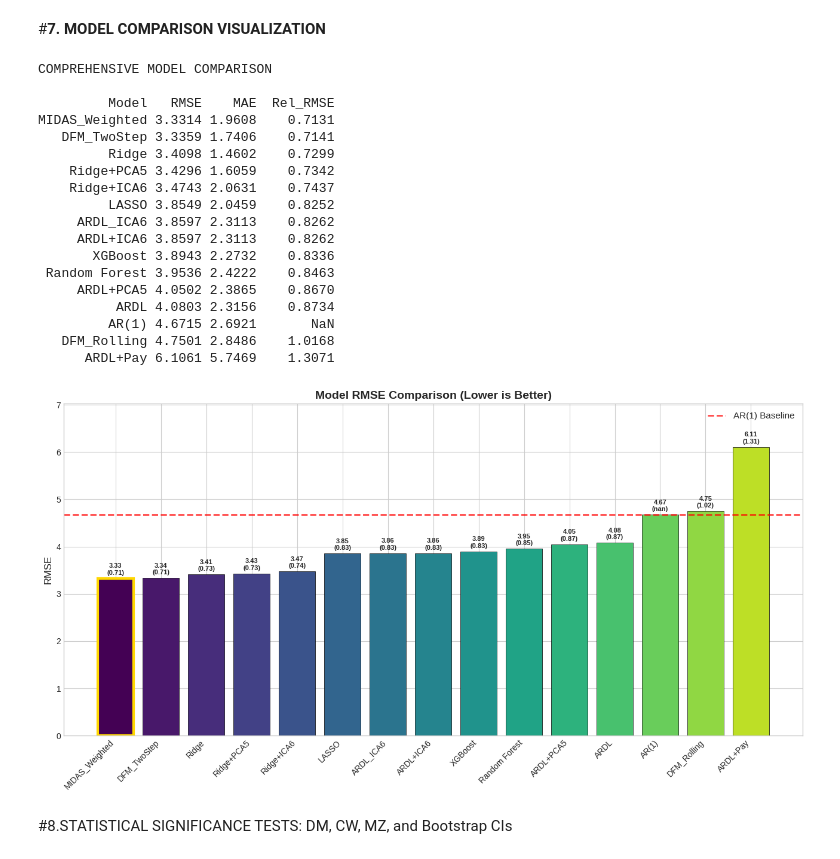
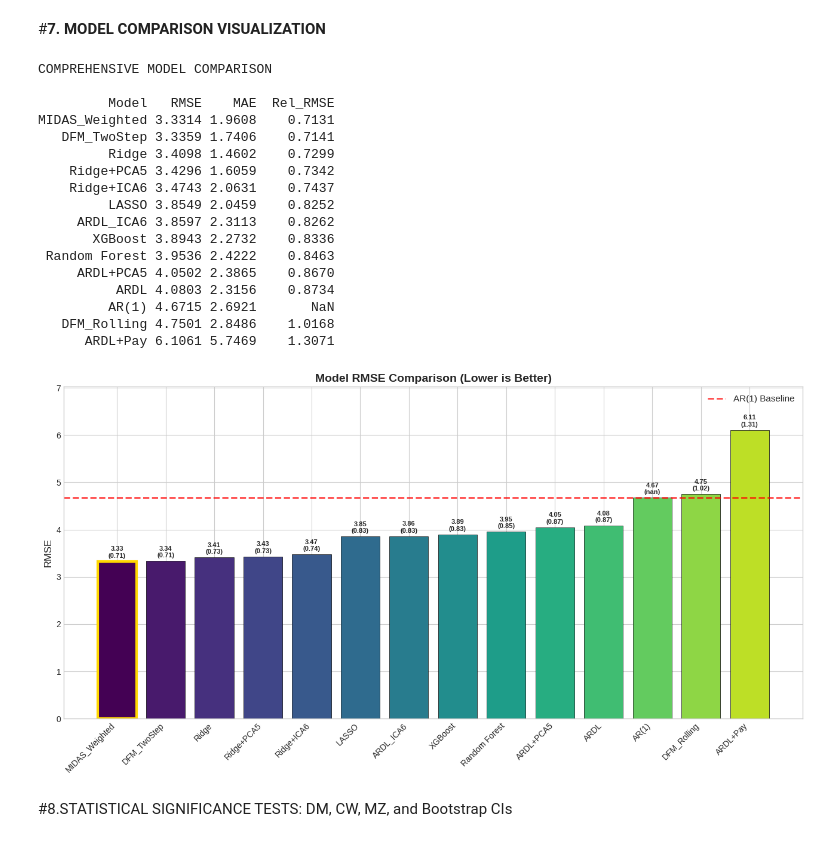
Before and after one commit to MiaYangM/Payment-System-Data-and-GDP-Nowcasting, a Jupyter notebook: CBDC_Model_tiers_.ipynb, the cells around one changed output. Cells and saved outputs as stored; diff of their text form; code cells hidden in the pictures.

Commit message:
update all giafik with transparent background

```diff
--- a/CBDC_Model_tiers_.ipynb
+++ b/CBDC_Model_tiers_.ipynb
@@ -319,9 +319,6 @@ Selected 7 unified features:
 # %% [markdown]
 Sign-restriction check for LASSO-selected variables
 # %%
-
-import math
-
 
 expected_signs = {
     'pmi_manufacturing':          1,   # higher PMI -> higher GDP
@@ -389,7 +386,7 @@ if violations:
         exp_str = '+' if exp > 0 else '-'
         actual_str = '+' if c > 0 else '-' if c < 0 else '0'
         print(f"  - {v:<24} coef={c: .4f} (expected {exp_str}, actual {actual_str})")
-    print("\nFollowing Cashin et al. (2025), these variables are excluded from UNIFIED_FEATURES\n"
+    print("\nFollowing Cashin et al. (2025), these variables are excluded from UNIFIED_FEATURES\n"+
           "to avoid spurious sign-reversed predictors arising in crisis periods.")
 else:
     print("\nAll checked coefficients match the expected economic signs.")
@@ -410,6 +407,8 @@ print(f"\nSign-check results saved to: {out_csv} (attach to essay as needed)")
 # Optional: simple horizontal barplot of coefficients with expected sign overlay
 try:
     fig, ax = plt.subplots(figsize=(8, max(3, 0.3*len(sign_check_df))))
+    fig.patch.set_alpha(0.0)
+    ax.patch.set_alpha(0.0)
     sign_check_df_sorted = sign_check_df.sort_values('coef')
     ax.barh(sign_check_df_sorted['variable'], sign_check_df_sorted['coef'],
             color=['tab:blue' if x >=0 else 'tab:red' for x in sign_check_df_sorted['coef']])
@@ -1314,7 +1360,7 @@ class ICAModule:
         print(f"   Added {self.optimal_n} ICA components to loader.df")
 
     def plot_component_performance(self):
-        """Generate 'Model Performance vs. ICA Components' plot (no leakage)"""
+        """Generate 'Model Performance vs. ICA Components' plot"""
         if self.component_test_results is None:
             print("Error: Run _test_components() first.")
             return
@@ -1323,6 +1369,8 @@ class ICAModule:
         baseline_rmse = self.store.get_baseline_rmse()
 
         fig, ax1 = plt.subplots(figsize=(10, 6))
+        fig.patch.set_alpha(0.0)
+        ax1.patch.set_alpha(0.0)
 
         # bar
         bars = ax1.bar(df_plot['Components'], df_plot['RMSE'], width=0.6,
@@ -1372,6 +1420,7 @@ class ICAModule:
 
         n_ics = min(n_ics, self.mixing_matrix.shape[1])
         fig, axes = plt.subplots(1, n_ics, figsize=(6 * n_ics, 6))
+        fig.patch.set_alpha(0.0) # Make figure background transparent
         if n_ics == 1:
             axes = [axes]
 
@@ -1384,6 +1433,7 @@ class ICAModule:
             axes[i].set_title(f'{ic_name} Mixing Matrix Loadings')
             axes[i].set_xlabel('Loading Weight')
             axes[i].set_yticklabels([l.replace('_', ' ').title() for l in loadings.index])
+            axes[i].patch.set_alpha(0.0) # Make subplot background transparent
 
         plt.tight_layout()
         plt.show()
@@ -2699,6 +2786,8 @@ print("\n" + results_df[['Model', 'RMSE', 'MAE', 'Rel_RMSE']].round(4).to_string
 
 # Visualization
 fig, ax = plt.subplots(figsize=(13, 7))
+fig.patch.set_alpha(0.0)
+ax.patch.set_alpha(0.0)
 colors = plt.cm.viridis(np.linspace(0, 0.9, len(results_df)))
 bars = ax.bar(range(len(results_df)), results_df['RMSE'], color=colors, edgecolor='black', linewidth=0.5)
 
@@ -2715,35 +2804,34 @@ for i, (bar, val, rel) in enumerate(zip(bars, results_df['RMSE'], results_df['Re
             f'{val:.2f}\n({rel:.2f})', ha='center', va='bottom', fontsize=8, fontweight='bold')
 
 # Highlight best model
 best_idx = results_df['RMSE'].idxmin()
 best_pos = results_df.index.get_loc(best_idx)
 bars[best_pos].set_edgecolor('gold')
 bars[best_pos].set_linewidth(3)
 
 ax.legend(fontsize=11)
 ax.set_ylim(0, max(results_df['RMSE']) * 1.15)
 plt.tight_layout()
 plt.show()
 # %% [output]
 COMPREHENSIVE MODEL COMPARISON
 
          Model   RMSE    MAE  Rel_RMSE
 MIDAS_Weighted 3.3314 1.9608    0.7131
    DFM_TwoStep 3.3359 1.7406    0.7141
          Ridge 3.4098 1.4602    0.7299
     Ridge+PCA5 3.4296 1.6059    0.7342
     Ridge+ICA6 3.4743 2.0631    0.7437
          LASSO 3.8549 2.0459    0.8252
      ARDL_ICA6 3.8597 2.3113    0.8262
-     ARDL+ICA6 3.8597 2.3113    0.8262
        XGBoost 3.8943 2.2732    0.8336
  Random Forest 3.9536 2.4222    0.8463
      ARDL+PCA5 4.0502 2.3865    0.8670
           ARDL 4.0803 2.3156    0.8734
          AR(1) 4.6715 2.6921       NaN
    DFM_Rolling 4.7501 2.8486    1.0168
       ARDL+Pay 6.1061 5.7469    1.3071
-[figure, old version]
+[figure, new version]
 # %% [markdown]
 #8.STATISTICAL SIGNIFICANCE TESTS: DM, CW, MZ, and Bootstrap CIs
 # %%
```
Also changed, not shown: parts of 14 cells of this notebook.
